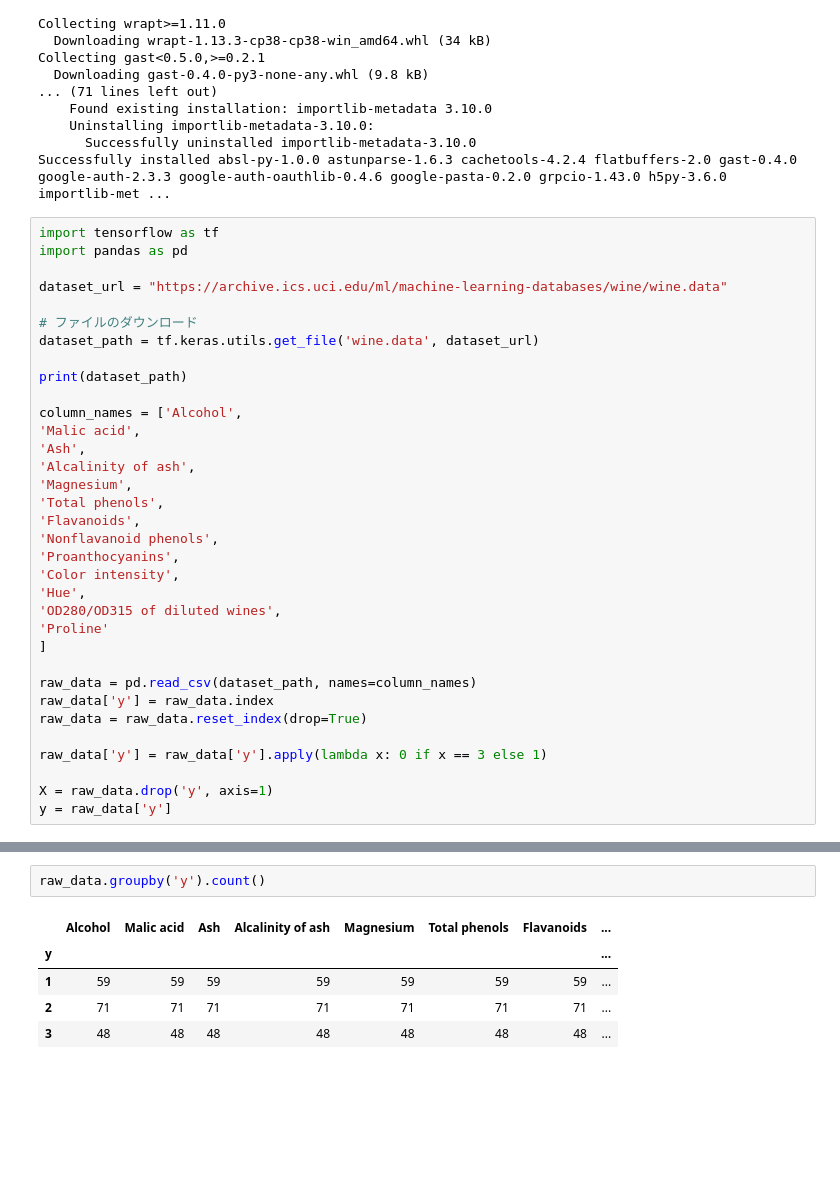
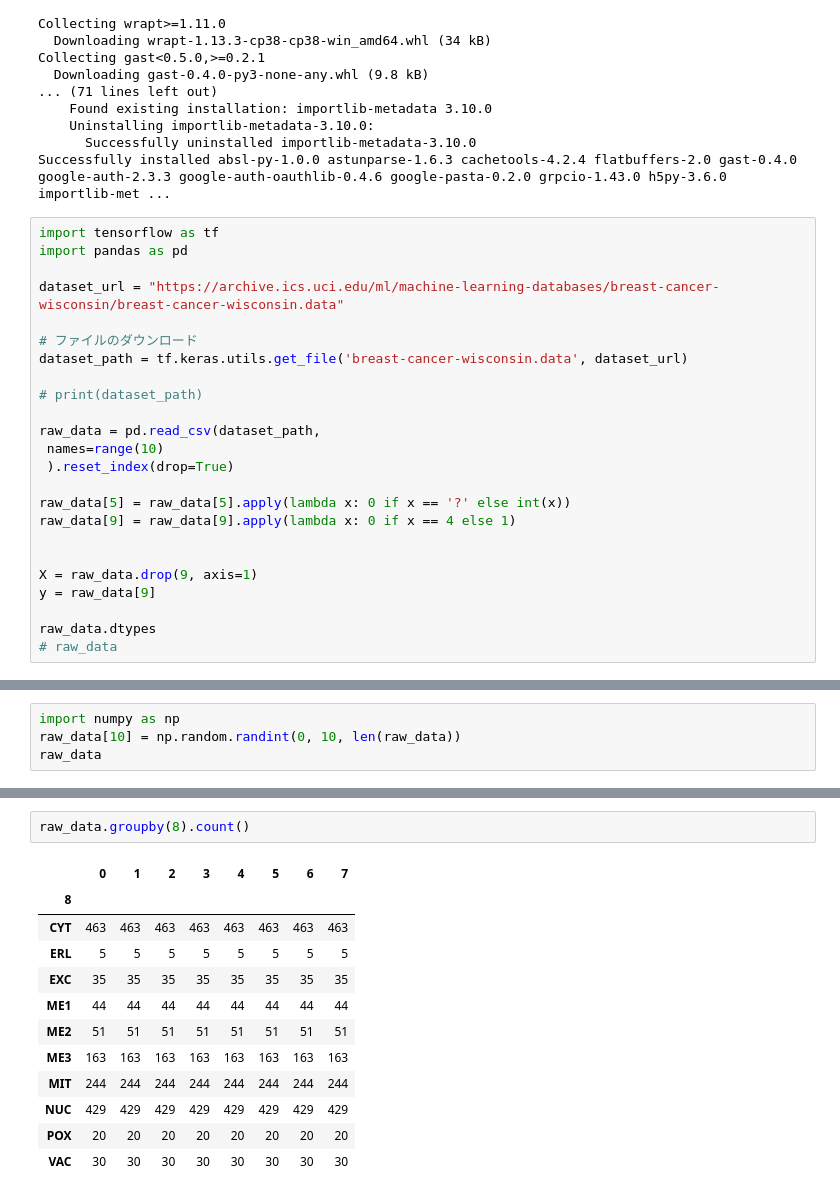
Before and after one commit to yuki-taniguchi/syuuron, a Jupyter notebook: MTSBag/notebook/dataload.ipynb, the cells around one changed output, grey strips where cells are left out. Cells and saved outputs as stored; diff of their text form; blank space fills up the shorter version.

```diff
--- a/MTSBag/notebook/dataload.ipynb
+++ b/MTSBag/notebook/dataload.ipynb
@@ -22,34 +22,24 @@ Successfully installed absl-py-1.0.0 astunparse-1.6.3 cachetools-4.2.4 flatbuffe
 import tensorflow as tf
 import pandas as pd
 
-dataset_url = "https://archive.ics.uci.edu/ml/machine-learning-databases/wine/wine.data"
+dataset_url = "https://archive.ics.uci.edu/ml/machine-learning-databases/breast-cancer-wisconsin/breast-cancer-wisconsin.data"
 
 # ファイルのダウンロード
-dataset_path = tf.keras.utils.get_file('wine.data', dataset_url)
+dataset_path = tf.keras.utils.get_file('breast-cancer-wisconsin.data', dataset_url)
 
-print(dataset_path)
+# print(dataset_path)
 
-column_names = ['Alcohol',
-'Malic acid',
-'Ash',
-'Alcalinity of ash',
-'Magnesium',
-'Total phenols',
-'Flavanoids',
-'Nonflavanoid phenols',
-'Proanthocyanins',
-'Color intensity',
-'Hue',
-'OD280/OD315 of diluted wines',
-'Proline'
-]
+raw_data = pd.read_csv(dataset_path,
+ names=range(10)
+ ).reset_index(drop=True)
 
-raw_data = pd.read_csv(dataset_path, names=column_names)
-raw_data['y'] = raw_data.index
-raw_data = raw_data.reset_index(drop=True)
+raw_data[5] = raw_data[5].apply(lambda x: 0 if x == '?' else int(x))
+raw_data[9] = raw_data[9].apply(lambda x: 0 if x == 4 else 1)
 
-raw_data['y'] = raw_data['y'].apply(lambda x: 0 if x == 3 else 1)
 
-X = raw_data.drop('y', axis=1)
-y = raw_data['y']
+X = raw_data.drop(9, axis=1)
+y = raw_data[9]
+
+raw_data.dtypes
+# raw_data
 # %% [output]
@@ -56,0 +73,4 @@ C:\Users\baseb\.keras\datasets\wine.data
+# %%
+import numpy as np
+raw_data[10] = np.random.randint(0, 10, len(raw_data))
+raw_data
@@ -57,8 +111,15 @@ C:\Users\baseb\.keras\datasets\wine.data
 # %%
-raw_data.groupby('y').count()
+raw_data.groupby(8).count()
 # %% [output]
-|  | Alcohol | Malic acid | Ash | Alcalinity of ash | Magnesium | Total phenols | Flavanoids | ... |
-| y |  |  |  |  |  |  |  | ... |
-| 1 | 59 | 59 | 59 | 59 | 59 | 59 | 59 | ... |
-| 2 | 71 | 71 | 71 | 71 | 71 | 71 | 71 | ... |
-| 3 | 48 | 48 | 48 | 48 | 48 | 48 | 48 | ... |
+|  | 0 | 1 | 2 | 3 | 4 | 5 | 6 | 7 |
+| 8 |  |  |  |  |  |  |  |  |
+| CYT | 463 | 463 | 463 | 463 | 463 | 463 | 463 | 463 |
+| ERL | 5 | 5 | 5 | 5 | 5 | 5 | 5 | 5 |
+| EXC | 35 | 35 | 35 | 35 | 35 | 35 | 35 | 35 |
+| ME1 | 44 | 44 | 44 | 44 | 44 | 44 | 44 | 44 |
+| ME2 | 51 | 51 | 51 | 51 | 51 | 51 | 51 | 51 |
+| ME3 | 163 | 163 | 163 | 163 | 163 | 163 | 163 | 163 |
+| MIT | 244 | 244 | 244 | 244 | 244 | 244 | 244 | 244 |
+| NUC | 429 | 429 | 429 | 429 | 429 | 429 | 429 | 429 |
+| POX | 20 | 20 | 20 | 20 | 20 | 20 | 20 | 20 |
+| VAC | 30 | 30 | 30 | 30 | 30 | 30 | 30 | 30 |
```
Also changed, not shown: parts of 12 cells of this notebook, 1 other file.
